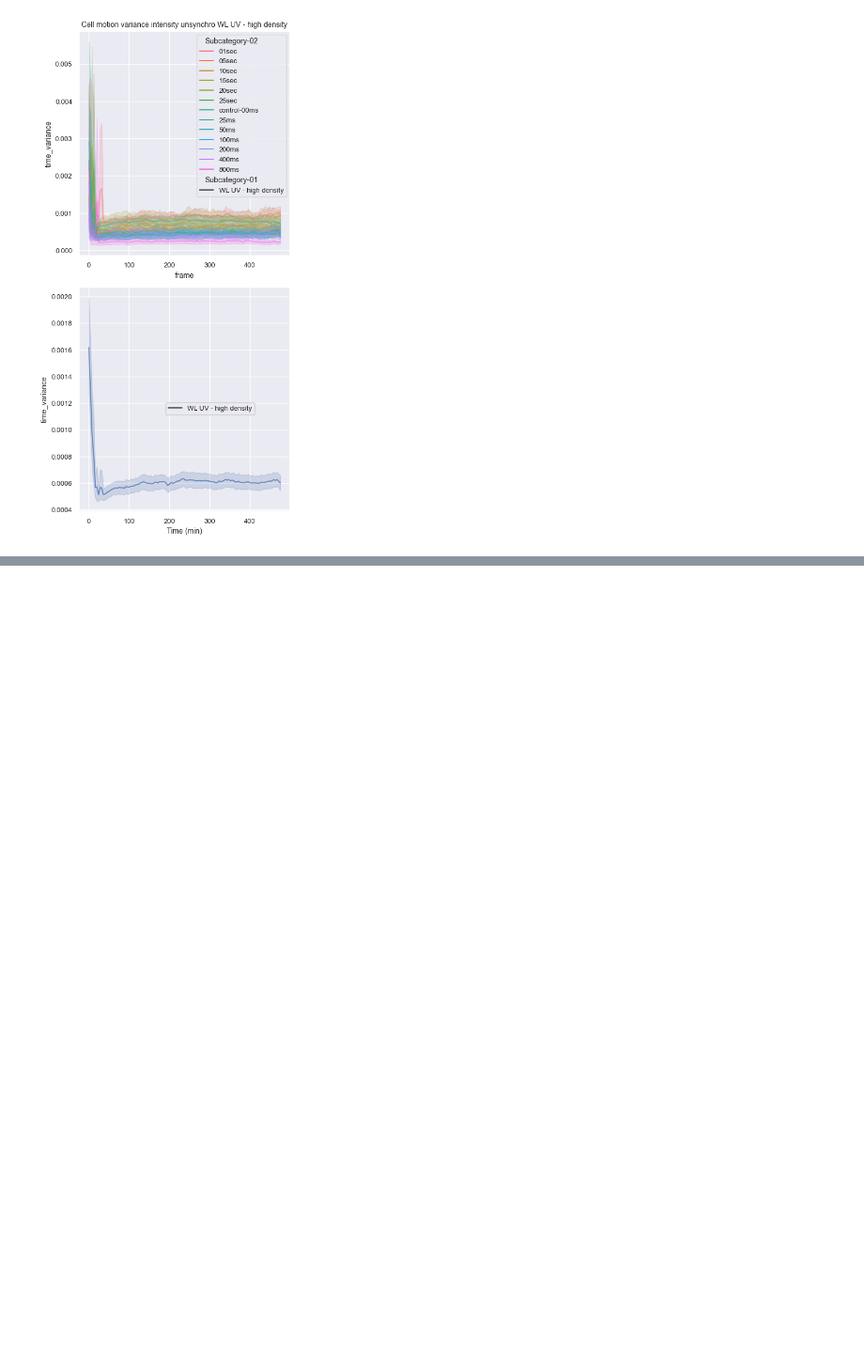
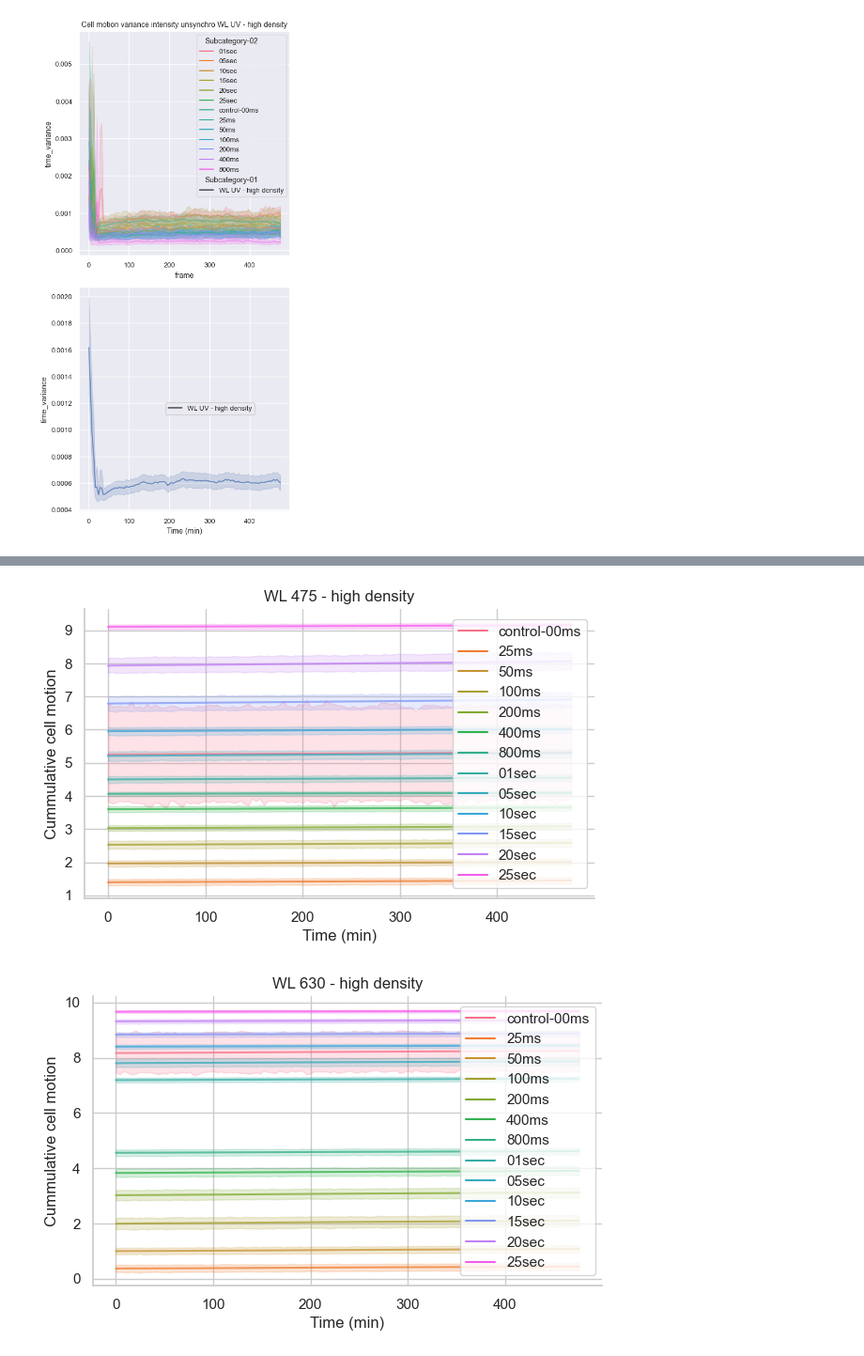
Before and after one commit to HenriquesLab/PhotoFiTT, a Jupyter notebook: notebooks/Analyse phototoxicity data.ipynb, the cells around one changed output, grey strips where cells are left out. Shown at 94% size. Cells and saved outputs as stored; diff of their text form; code cells hidden in the pictures; blank space fills up the shorter version.

Commit message:
cummulative motion

```diff
--- a/notebooks/Analyse phototoxicity data.ipynb
+++ b/notebooks/Analyse phototoxicity data.ipynb
@@ -295,0 +344,23 @@ for w in wavelength:
+# %%
+hue_order = ['control-00ms', '25ms', '50ms', '100ms', '200ms', '400ms', '800ms',
+             '01sec', '05sec', '10sec', '15sec', '20sec', '25sec']
+
+y_var = "Cummulative cell motion"
+format_extension = 'png'
+name = "cell_cummulative_motion_from0.{}".format(format_extension)
+
+
+motion_metrics = pd.read_csv(os.path.join(output_path, folder, "data_motion_{0}_{1}.csv".format(method, condition)))
+wavelength = np.unique(motion_metrics["Subcategory-01"])
+motion_metrics = motion_metrics.rename(columns={'time_variance': 'Cell motion'})
+
+for w in wavelength:
+    motion_w = motion_metrics[motion_metrics["Subcategory-01"]==w].reset_index(drop=True)
+    motion_w_dataframe, motion_w = cummulative_motion(motion_w, use_starting_point=None, starting_point=0)
+    title = f"{w}"
+    name = "cell_cummulative_motion_{0}.{1}".format(w, format_extension)
+    conditions(motion_w, y_var, title, "Subcategory-02", os.path.join(output_path, folder), name,
+               hue_order=hue_order, style_condition=None)
+# %% [output]
+[figure, added]
+[figure, added]
```
Also changed, not shown: parts of 10 cells of this notebook, 2 other files.
